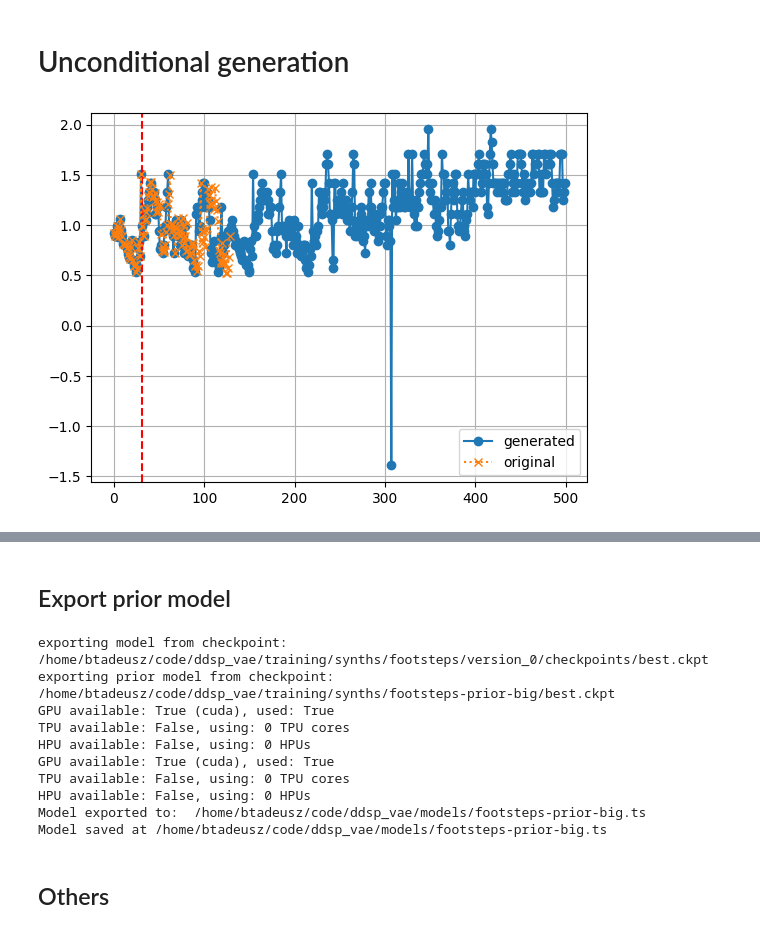
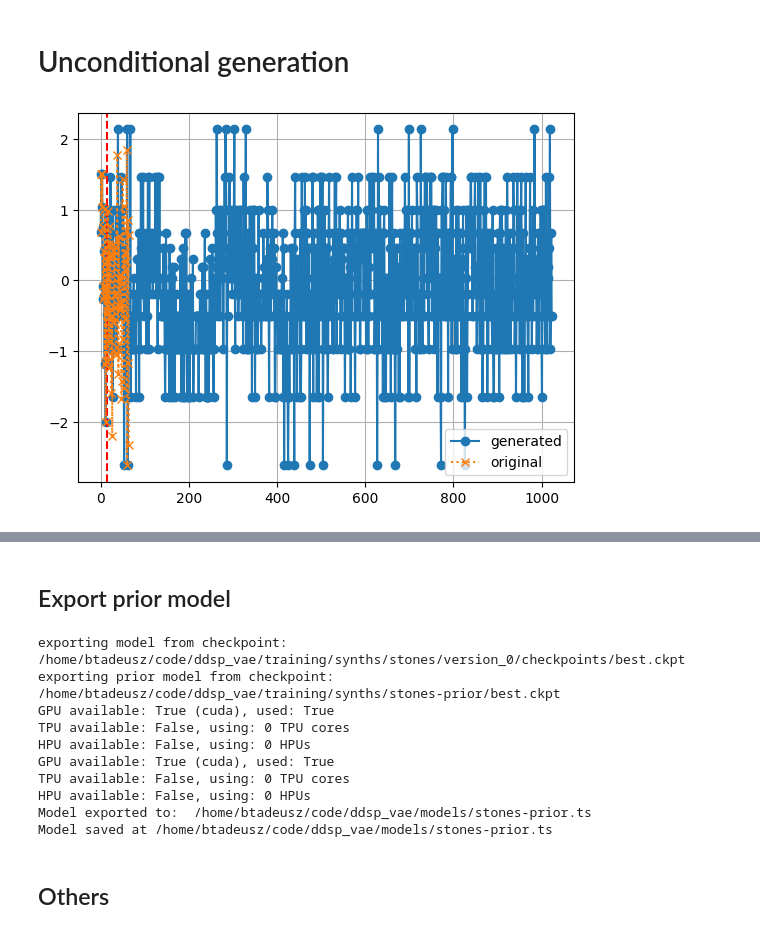
Before and after one commit to blazejkotowski/ddsp_vae, a Jupyter notebook: notebooks/Training.ipynb, the cells around one changed output, grey strips where cells are left out. Saved outputs shown, nothing was run; the diff lists cells and outputs as text; code cells hidden in the pictures.

```diff
--- a/notebooks/Training.ipynb
+++ b/notebooks/Training.ipynb
@@ -32,10 +32,10 @@ training_path_root = '/home/btadeusz/code/ddsp_vae/training/synths'
 models_path_root = '/home/btadeusz/code/ddsp_vae/models'
 
 # model_name = 'liget'
-# dataset_path = '/mnt/mariadata/datasets/seven_manifolds/liget'|
+# dataset_path = '/mnt/mariadata/datasets/seven_manifolds/liget'
 
-model_name = 'drums'
-dataset_path = '/mnt/mariadata/datasets/seven_manifolds/drums'
+# model_name = 'drums'
+# dataset_path = '/mnt/mariadata/datasets/seven_manifolds/drums'
 
 # model_name = 'wonderland'
 # dataset_path = '/mnt/mariadata/datasets/ddsp-vae/wonderland-piano/processed'
@@ -52,12 +52,27 @@ dataset_path = '/mnt/mariadata/datasets/seven_manifolds/drums'
 # model_name = 'screeching'
 # dataset_path = '/mnt/mariadata/datasets/ddsp-vae/screeching/processed' # screeching
 
-model_name = 'footsteps'
-dataset_path = '/mnt/mariadata/datasets/ddsp-vae/freesound-walking/processed' # footsteps
+# model_name = 'footsteps'
+# dataset_path = '/mnt/mariadata/datasets/ddsp-vae/freesound-walking/processed' # footsteps
 
 # TODO:
-# model_name = 'stones'
-# dataset_path = '/mnt/mariadata/datasets/ddsp-vae/stones/processed' # stones
+model_name = 'stones'
+dataset_path = '/mnt/mariadata/datasets/ddsp-vae/stones/processed' # stones
+
+# model_name = 'ybalferran'
+# dataset_path = '/mnt/mariadata/datasets/ybalferran-rave-mono-16bit'
+
+# model_name = 'squeak'
+# dataset_path = '/mnt/mariadata/datasets/ddsp-vae/squeak/processed'
+
+# model_name = 'airy-drone'
+# dataset_path = '/mnt/mariadata/datasets/ddsp-vae/airy-drone/processed'
+
+# model_name = 'crickets'
+# dataset_path = '/mnt/mariadata/datasets/ddsp-vae/crickets/processed'
+
+# model_name = 'typwriter'
+# dataset_path = '/mnt/mariadata/datasets/ddsp-vae/typewriter/processed'
 
 
 # Training dir
@@ -230,23 +273,23 @@ Model saved at /home/btadeusz/code/ddsp_vae/models/footsteps.ts
 # %% [markdown]
 ## Params & configuration
 # %%
-prior_batch_size = 256
+prior_batch_size = 128
 
-sequence_length = 128
+sequence_length = 64
 embedding_dim = 32
 nhead = 8
 num_layers = 4
-quantization_channels = 128
+quantization_channels = 16
 lr = 1e-4
 
 prior_epochs = 10000
-dataset_stride_factor = 0.01
+dataset_stride_factor = 0.05
 
 reinitiate = True
 # %%
 from ddsp.prior import Prior, PriorDataset
 
-prior_model_name = f'{model_name}-prior-big'
+prior_model_name = f'{model_name}-prior'
 
 # Training dir
 prior_training_path = os.path.join(training_path_root, prior_model_name)
@@ -369,40 +412,40 @@ import matplotlib.pyplot as plt
 prior = prior.cuda()
 prior.eval()
 
-num_steps = 500
+num_steps = 1024
 prime_len = sequence_length // 4
 
 orig_sequence = prior_dataset[randint(0, len(prior_dataset))].cuda()
 prime = orig_sequence[:prime_len, :]
 # prime = torch.randn_like(prime)
 sequence = prior.generate(prime, num_steps, 1.0)
 latents = sequence.unsqueeze(0)
 
 # Decode to audio
 with torch.no_grad():
   # latents, _ = synth.pretrained.encoder.reparametrize(mu, logvar)
   audio = synth.decode(latents.permute(0, 2, 1).to('cpu'))
 
 # display latents
 plt.plot(latents.squeeze(0).cpu().numpy()[:,0], label='generated', marker='o')
 
 plt.axvline(x=prime_len-1, color='r', linestyle='--')
 
 plt.plot(orig_sequence.cpu().numpy()[:,0], linestyle=':', label='original', marker='x')
 plt.legend()
 plt.grid()
 # zoom around the prime
 margin = 64
 # plt.xlim(prime_len-margin, prime_len+margin)
 plt.show()
 
 # display audio
 audio = audio.cpu().numpy().squeeze()
 audio = audio / audio.max()
 audio_widget = Audio(audio, rate=fs)
 display(audio_widget)
 # %% [output]
-[figure, old version]
+[figure, new version]
 [interactive output not drawn]
 # %% [markdown]
 ## Export prior model
@@ -412,16 +455,16 @@ prior_model_path = os.path.join(models_path_root, f'{prior_model_name}.ts')
 
 print(f'Model saved at {prior_model_path}')
 # %% [output]
-exporting model from checkpoint: /home/btadeusz/code/ddsp_vae/training/synths/footsteps/version_0/checkpoints/best.ckpt
-exporting prior model from checkpoint:  /home/btadeusz/code/ddsp_vae/training/synths/footsteps-prior-big/best.ckpt
+exporting model from checkpoint: /home/btadeusz/code/ddsp_vae/training/synths/stones/version_0/checkpoints/best.ckpt
+exporting prior model from checkpoint:  /home/btadeusz/code/ddsp_vae/training/synths/stones-prior/best.ckpt
 GPU available: True (cuda), used: True
 TPU available: False, using: 0 TPU cores
 HPU available: False, using: 0 HPUs
 GPU available: True (cuda), used: True
 TPU available: False, using: 0 TPU cores
 HPU available: False, using: 0 HPUs
-Model exported to:  /home/btadeusz/code/ddsp_vae/models/footsteps-prior-big.ts
-Model saved at /home/btadeusz/code/ddsp_vae/models/footsteps-prior-big.ts
+Model exported to:  /home/btadeusz/code/ddsp_vae/models/stones-prior.ts
+Model saved at /home/btadeusz/code/ddsp_vae/models/stones-prior.ts
 # %% [markdown]
 ## Others
 # %%
```
Also changed, not shown: parts of 8 cells of this notebook, 2 other files.
